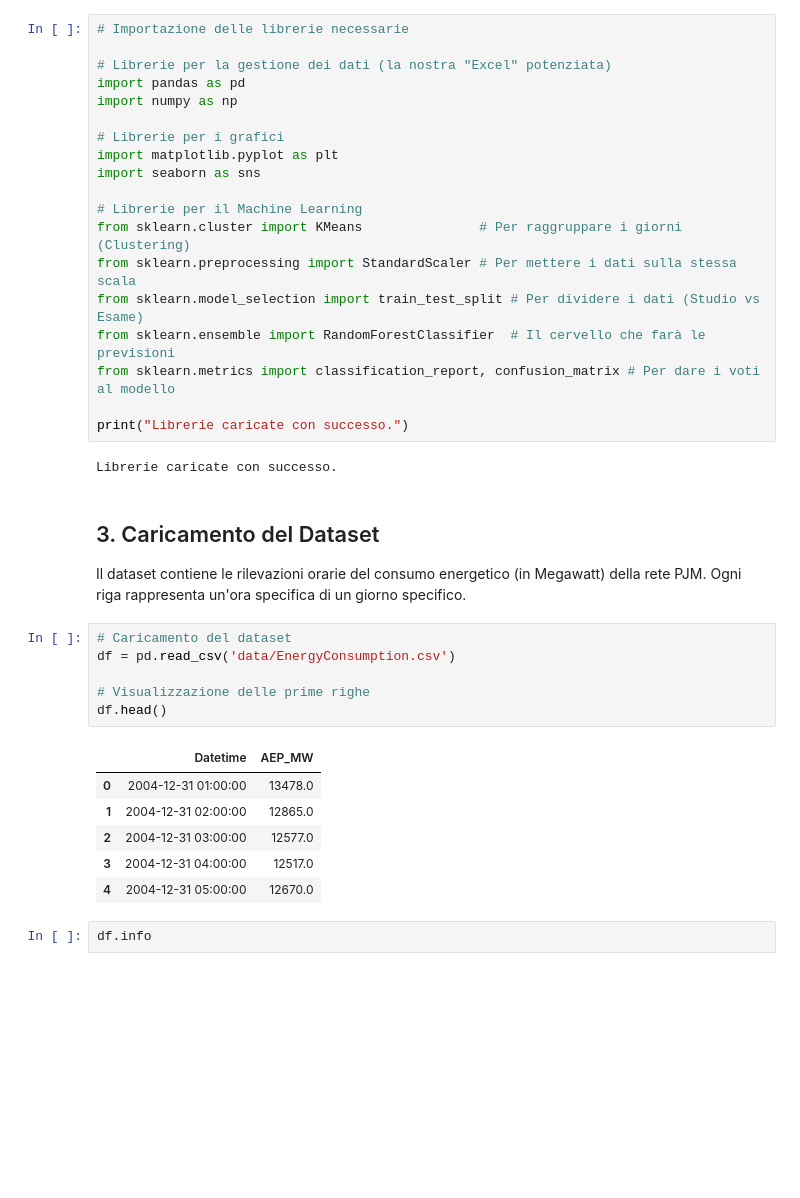
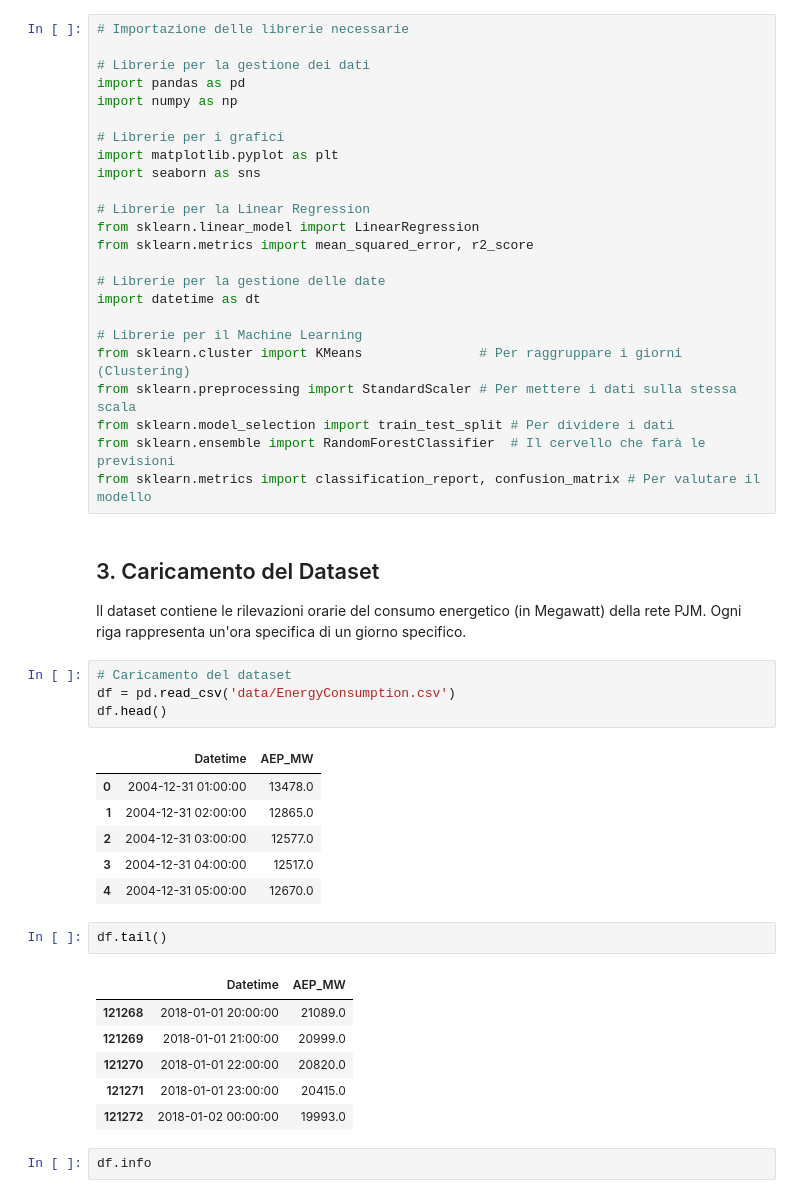
Before and after one commit to reimici/EnergyConsumptionAnalysis, a Jupyter notebook: notebook.ipynb, the cells around one changed output. Drawn from its saved outputs; the diff is of its cells as text; blank space fills up the shorter version.

```diff
--- a/notebook.ipynb
+++ b/notebook.ipynb
@@ -29,7 +28,7 @@ Il progetto seguirà questi step logici:
 # %%
 # Importazione delle librerie necessarie
 
-# Librerie per la gestione dei dati (la nostra "Excel" potenziata)
+# Librerie per la gestione dei dati
 import pandas as pd
 import numpy as np
 
@@ -37,16 +36,19 @@ import numpy as np
 import matplotlib.pyplot as plt
 import seaborn as sns
 
+# Librerie per la Linear Regression
+from sklearn.linear_model import LinearRegression
+from sklearn.metrics import mean_squared_error, r2_score
+
+# Librerie per la gestione delle date
+import datetime as dt
+
 # Librerie per il Machine Learning
 from sklearn.cluster import KMeans               # Per raggruppare i giorni (Clustering)
 from sklearn.preprocessing import StandardScaler # Per mettere i dati sulla stessa scala
-from sklearn.model_selection import train_test_split # Per dividere i dati (Studio vs Esame)
+from sklearn.model_selection import train_test_split # Per dividere i dati
 from sklearn.ensemble import RandomForestClassifier  # Il cervello che farà le previsioni
-from sklearn.metrics import classification_report, confusion_matrix # Per dare i voti al modello
-
-print("Librerie caricate con successo.")
+from sklearn.metrics import classification_report, confusion_matrix # Per valutare il modello
-# %% [output]
-Librerie caricate con successo.
 # %% [markdown]
 ## 3. Caricamento del Dataset
 Il dataset contiene le rilevazioni orarie del consumo energetico (in Megawatt) della rete PJM.
@@ -54,8 +56,6 @@ Ogni riga rappresenta un'ora specifica di un giorno specifico.
 # %%
 # Caricamento del dataset
 df = pd.read_csv('data/EnergyConsumption.csv')
-
-# Visualizzazione delle prime righe
 df.head()
 # %% [output]
 |  | Datetime | AEP_MW |
@@ -64,6 +64,15 @@ df.head()
 | 2 | 2004-12-31 03:00:00 | 12577.0 |
 | 3 | 2004-12-31 04:00:00 | 12517.0 |
 | 4 | 2004-12-31 05:00:00 | 12670.0 |
+# %%
+df.tail()
+# %% [output]
+|  | Datetime | AEP_MW |
+| 121268 | 2018-01-01 20:00:00 | 21089.0 |
+| 121269 | 2018-01-01 21:00:00 | 20999.0 |
+| 121270 | 2018-01-01 22:00:00 | 20820.0 |
+| 121271 | 2018-01-01 23:00:00 | 20415.0 |
+| 121272 | 2018-01-02 00:00:00 | 19993.0 |
 # %%
 df.info
 # %% [output]
```
Also changed, not shown: parts of 25 cells of this notebook, 1 other file.
